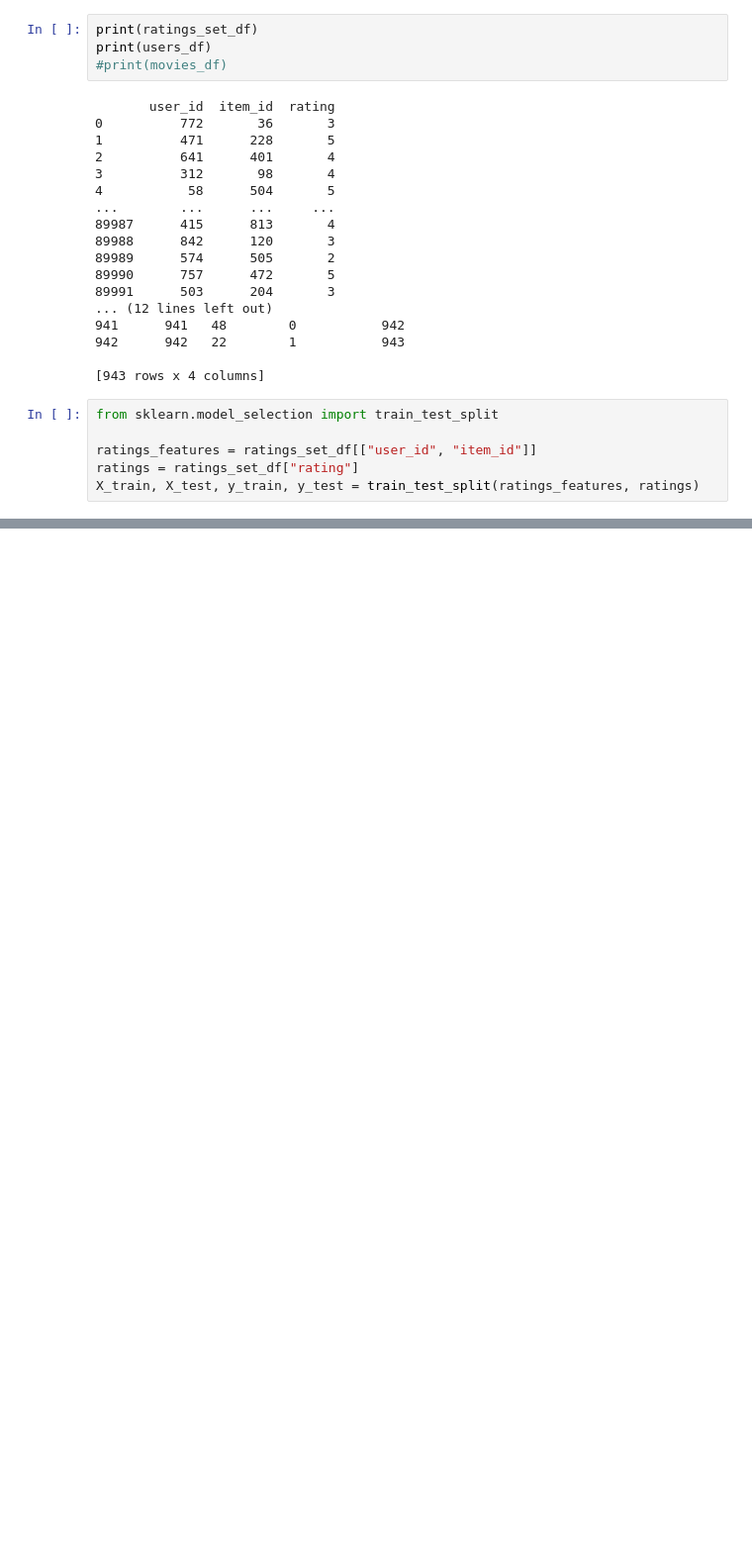
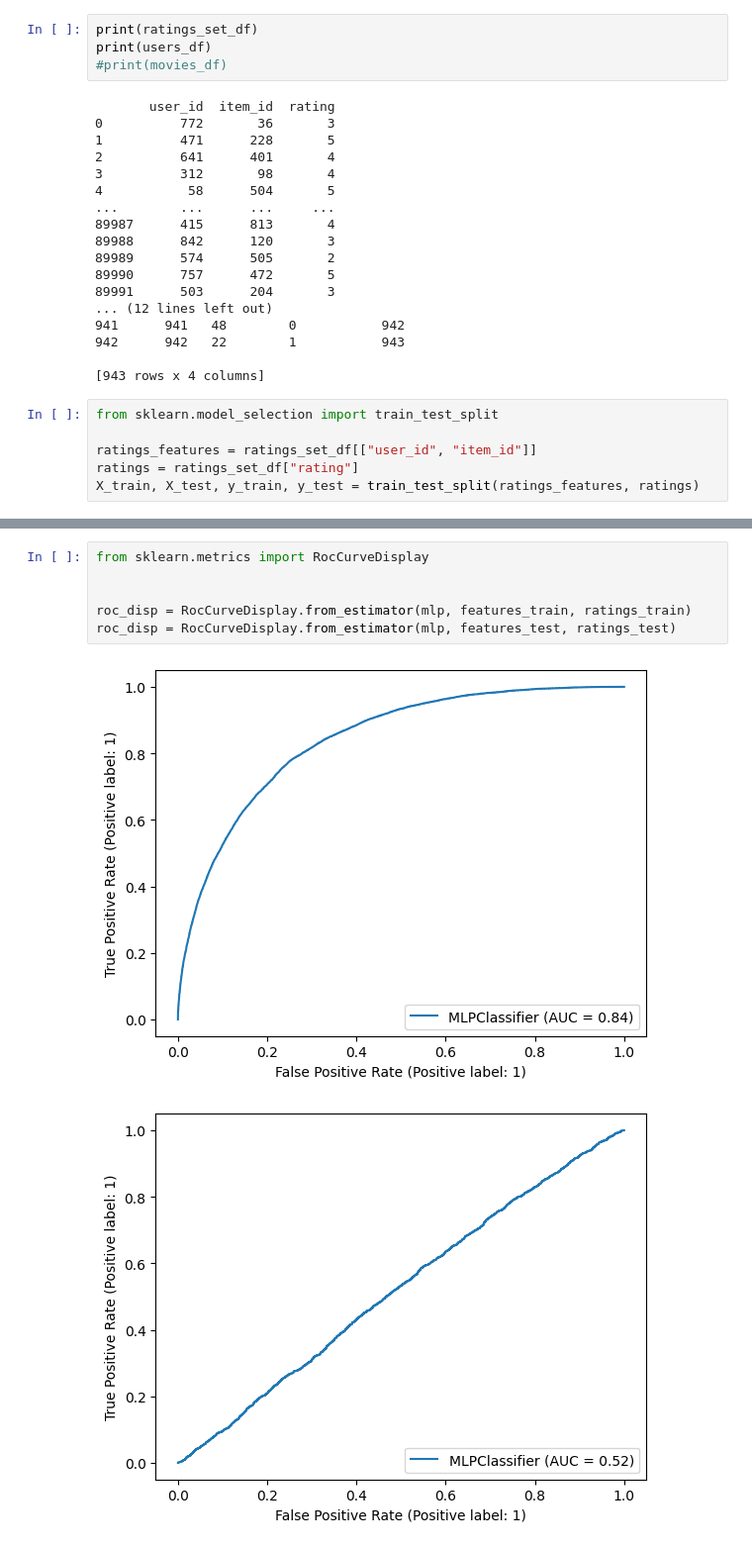
Before and after one commit to turnerhayes/cs-135-projB, a Jupyter notebook: projB_part2.ipynb, the cells around one changed output, grey strips where cells are left out. Shown: that part at 99% size. Cells and saved outputs as stored; diff of their text form; blank space fills up the shorter version.

```diff
--- a/projB_part2.ipynb
+++ b/projB_part2.ipynb
@@ -164,0 +258,9 @@ roc_disp = RocCurveDisplay.from_estimator(gs.best_estimator_, features_train, ra
+# %%
+from sklearn.metrics import RocCurveDisplay
+
+
+roc_disp = RocCurveDisplay.from_estimator(mlp, features_train, ratings_train)
+roc_disp = RocCurveDisplay.from_estimator(mlp, features_test, ratings_test)
+# %% [output]
+[figure, added]
+[figure, added]
```
Also changed, not shown: parts of 7 cells of this notebook.
